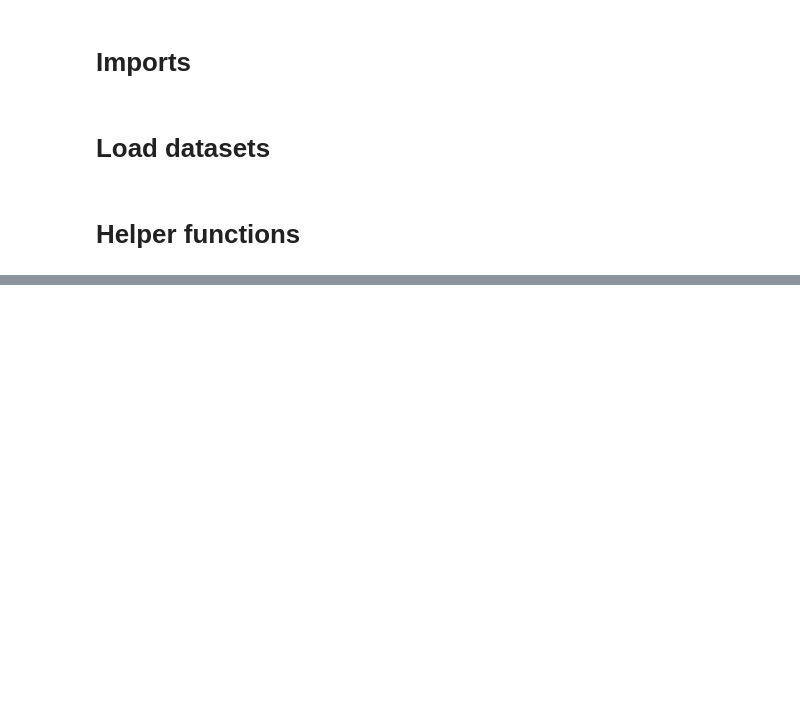
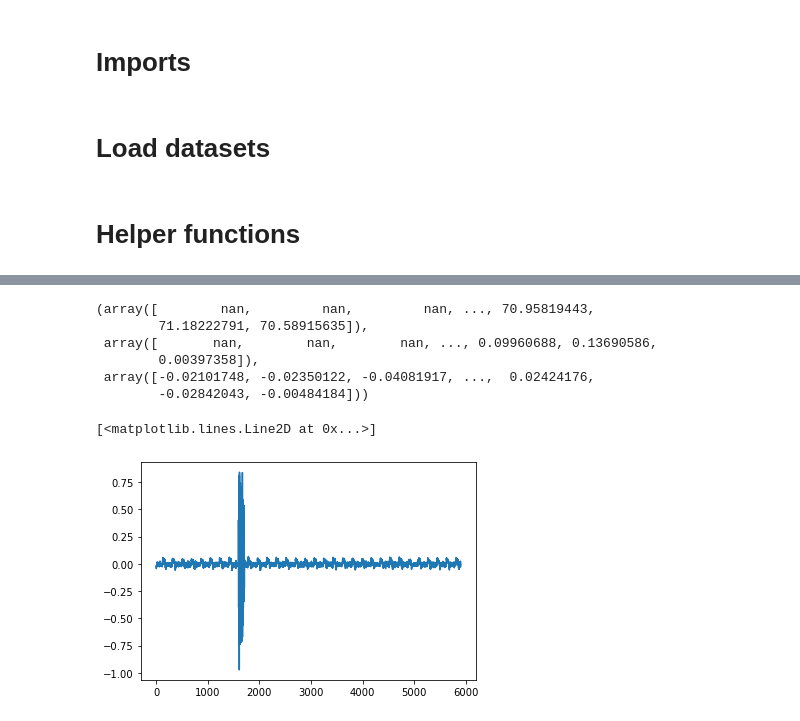
Before and after one commit to finloop/ucr-dataset-anomaly-detection, a Jupyter notebook: notebooks/AR_model.ipynb, the cells around one changed output, grey strips where cells are left out. Saved outputs shown, nothing was run; the diff lists cells and outputs as text; code cells hidden in the pictures; blank space fills up the shorter version.

```diff
--- a/notebooks/AR_model.ipynb
+++ b/notebooks/AR_model.ipynb
@@ -123,0 +161,14 @@ def plot_dataset_with_pred(dataset,y=None, figsize=(20,10)):
+# %%
+ar_detect(datasets[61])
+# %% [output]
+(array([        nan,         nan,         nan, ..., 70.95819443,
+        71.18222791, 70.58915635]),
+ array([       nan,        nan,        nan, ..., 0.09960688, 0.13690586,
+        0.00397358]),
+ array([-0.02101748, -0.02350122, -0.04081917, ...,  0.02424176,
+        -0.02842043, -0.00484184]))
+# %%
+plt.plot(ar_model.resid)
+# %% [output]
+[<matplotlib.lines.Line2D at 0x...>]
+[figure, added]
```
Also changed, not shown: parts of 7 cells of this notebook.
